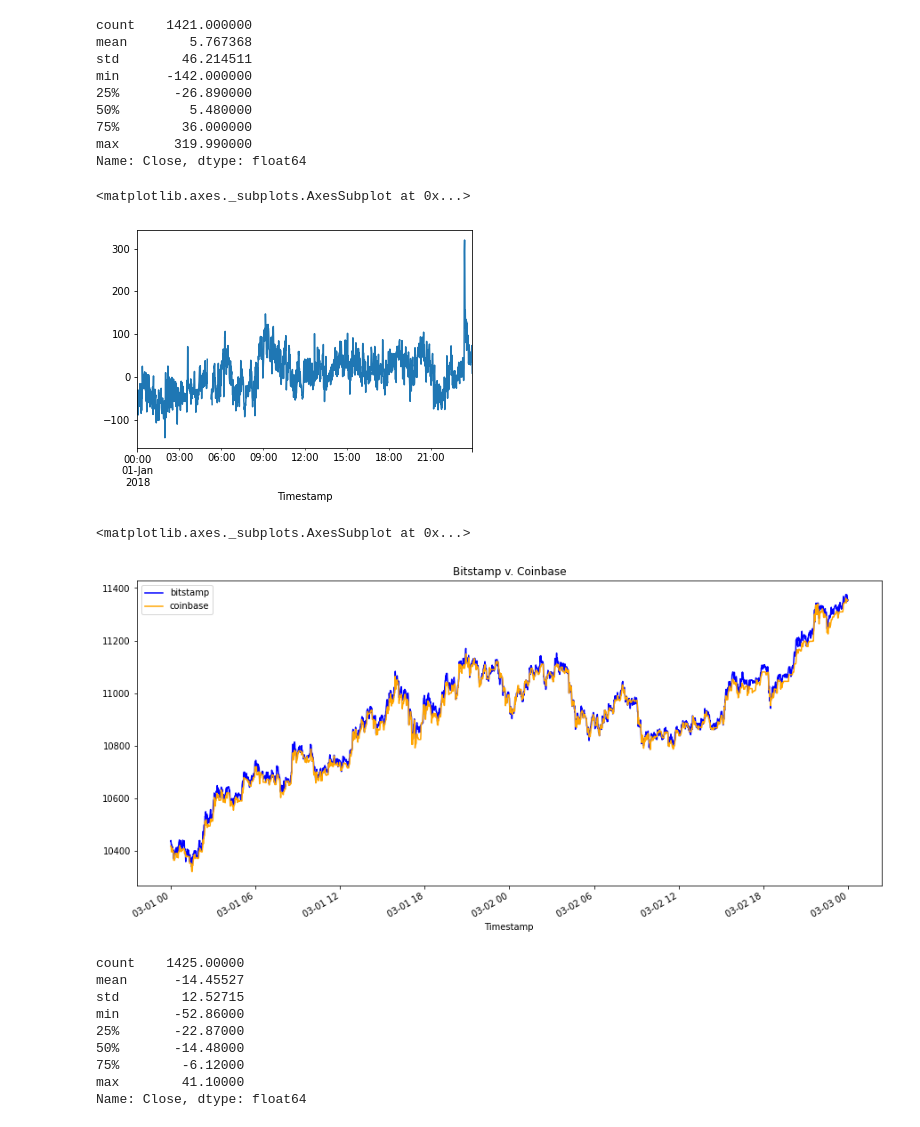
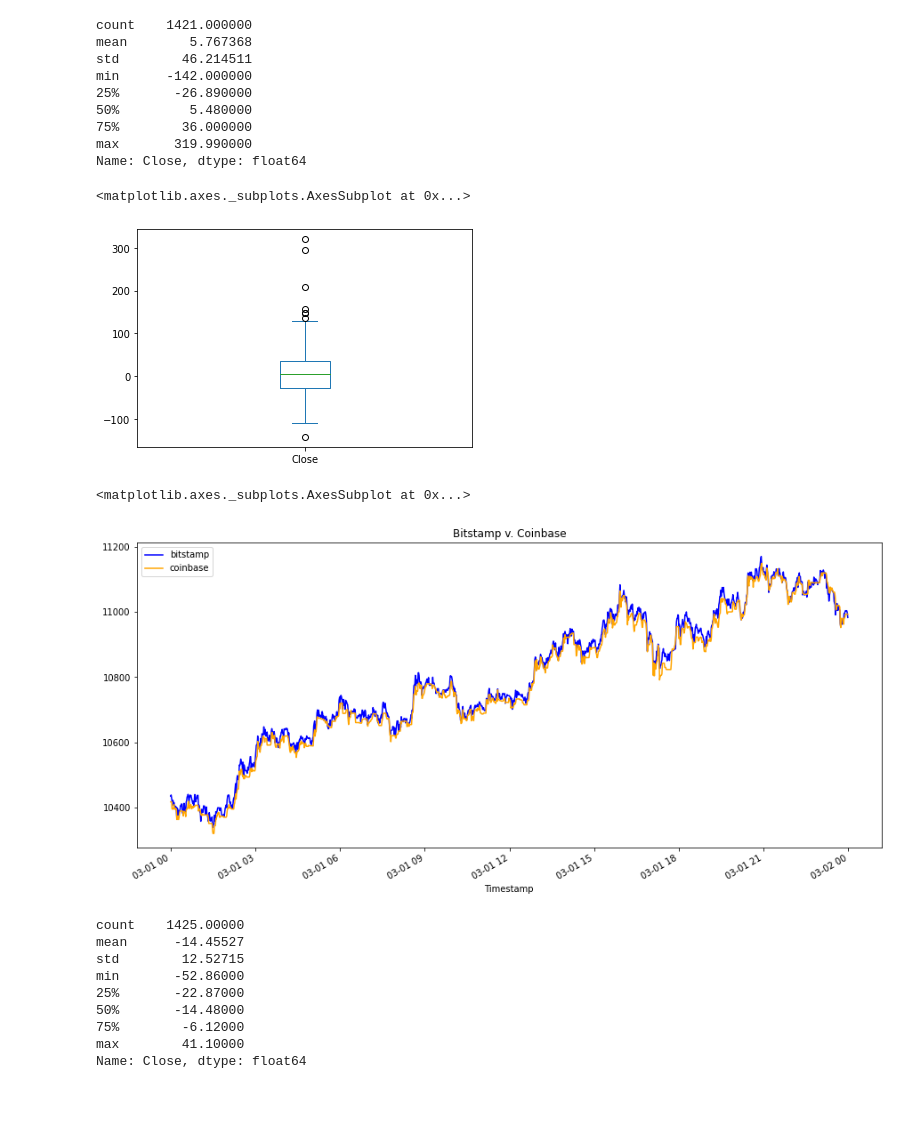
Before and after one commit to willco-1/crypto-arbitrage-challenge, a Jupyter notebook: crypto_arbitrage.ipynb, the cells around one changed output. Saved outputs shown, nothing was run; the diff lists cells and outputs as text; code cells hidden in the pictures; blank space fills up the shorter version.

Commit message:
Started calculating arbritrage spread- need to troubleshoot

```diff
--- a/crypto_arbitrage.ipynb
+++ b/crypto_arbitrage.ipynb
@@ -329,19 +328,19 @@ Name: Close, dtype: float64
 # %%
 # Visualize the arbitrage spread from early in the dataset in a box plot
 # YOUR CODE HERE
-arbitrage_spread_early.plot()
+arbitrage_spread_early.plot(kind='box')
 # %% [output]
 <matplotlib.axes._subplots.AxesSubplot at 0x...>
-[figure, old version]
+[figure, new version]
 # %%
 # Create an overlay plot that visualizes the two dataframes over a period of one day from the middle of the dataset.
 # Be sure that the plots include the parameters `legend`, `figsize`, `title`, `color` and `label`
-bitstamp_sliced['Close'].loc['2018-03-01':'2018-03-02'].plot(legend=True, figsize=(15,7), title="Bitstamp v. Coinbase", color='blue'
+bitstamp_sliced['Close'].loc['2018-03-01':'2018-03-01'].plot(legend=True, figsize=(15,7), title="Bitstamp v. Coinbase", color='blue'
                      , label='bitstamp')
-coinbase_sliced['Close'].loc['2018-03-01':'2018-03-02'].plot(legend=True, figsize=(15,7), color='orange', label='coinbase')
+coinbase_sliced['Close'].loc['2018-03-01':'2018-03-01'].plot(legend=True, figsize=(15,7), color='orange', label='coinbase')
 # %% [output]
 <matplotlib.axes._subplots.AxesSubplot at 0x...>
-[figure, old version]
+[figure, new version]
 # %%
 # Using the date in the middle that you have selected, calculate the arbitrage spread
 # by subtracting the bitstamp lower closing prices from the coinbase higher closing prices
```
Also changed, not shown: parts of 9 cells of this notebook.
